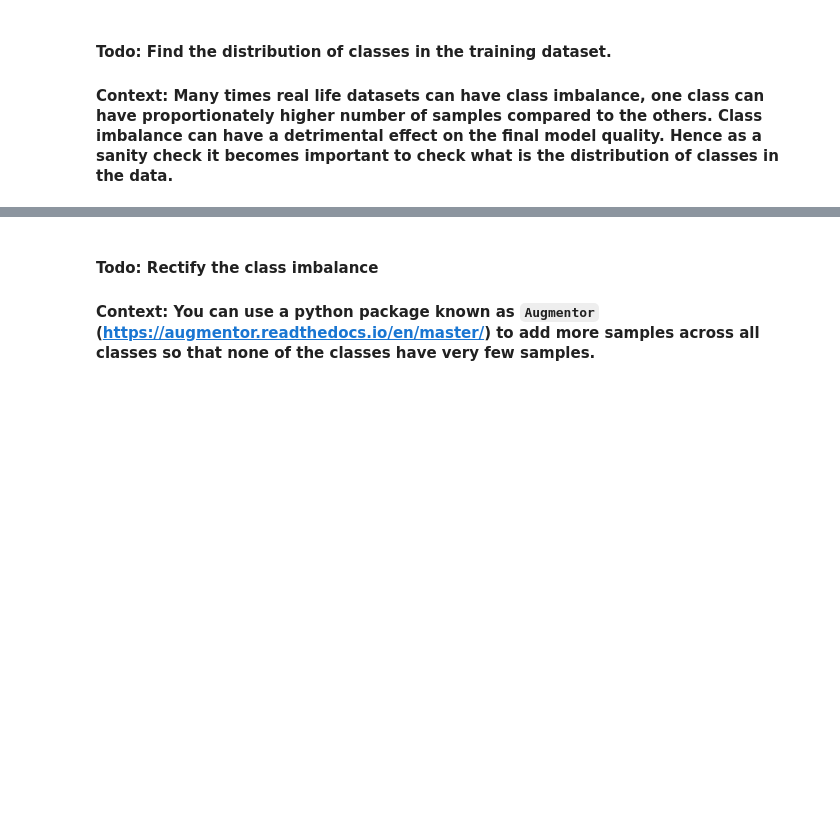
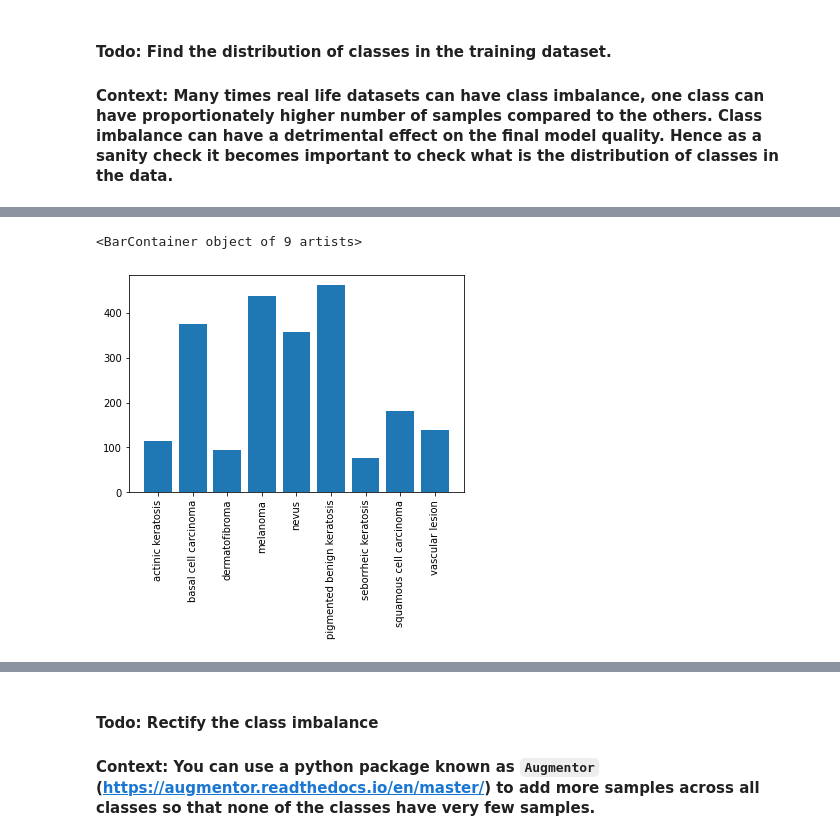
Before and after one commit to santoshramakumar/Melanoma-detection-CNN-, a Jupyter notebook: Assignment_CNN_Skin_Cancer(melanoma ).ipynb, the cells around one changed output, grey strips where cells are left out. Drawn from its saved outputs; the diff is of its cells as text; code cells hidden in the pictures; blank space fills up the shorter version.

```diff
--- a/Assignment_CNN_Skin_Cancer(melanoma ).ipynb
+++ b/Assignment_CNN_Skin_Cancer(melanoma ).ipynb
@@ -40,3 +40,17 @@ This assignment uses a dataset of about 2357 images of skin cancer types. The da
 ## Todo: Update the paths of the train and test dataset
 data_dir_train = pathlib.Path("/content/gdrive/MyDrive/ML data /CNN_assignment/Skin cancer ISIC The International Skin Imaging Collaboration/Train")
 data_dir_test = pathlib.Path('/content/gdrive/MyDrive/ML data /CNN_assignment/Skin cancer ISIC The International Skin Imaging Collaboration/Test')
+# %%
+### delete the output folder if it exists - this will help when rerunning the script again
+
+N = 0  # total files
+previous_path = ""
+for dirpath, dirnames, filenames in os.walk(data_dir_train):
+#   N_c = len(filenames)
+#   N += N_c
+#   print ("Files in ", dirpath, N_c)
+   if(dirpath == previous_path+"/"+"output" ):
+     print("deleting output folder : " , dirpath)
+     shutil.rmtree(dirpath)
+   previous_path = dirpath
+#print ("Total Files ",N)
@@ -48,3 +68,11 @@ print(image_count_test)
 # %% [output]
 2239
 118
+# %%
+N = 0  # total files
+for dirpath, dirnames, filenames in os.walk(data_dir_train):
+   N_c = len(filenames)
+   N += N_c
+#   n = n+1
+   print ("Files in ", dirpath, N_c)
+print ("Total Files ",N)
@@ -213,0 +471,14 @@ plt.show()
+# %%
+## Your code goes here.
+totalimages = []
+
+N = 0  # total files
+for dirpath, dirnames, filenames in os.walk(data_dir_train):
+   #filecount = len(filenames)
+   if(len(filenames) > 0):
+     totalimages.append(len(filenames))
+   N_c = len(filenames)
+   N += N_c
+   print ("Files in ", dirpath, N_c)
+print ("Total Files ",N)
+image_ds = pd.DataFrame({"name":class_names, "totalimages":totalimages})
@@ -213,0 +497,7 @@ plt.show()
+# %%
+plt.xticks(rotation='vertical')
+#plt.set_xticklabels(image_ds.totalimages)
+plt.bar(image_ds.name, image_ds.totalimages )
+# %% [output]
+<BarContainer object of 9 artists>
+[figure, added]
```
Also changed, not shown: parts of 53 cells of this notebook.
